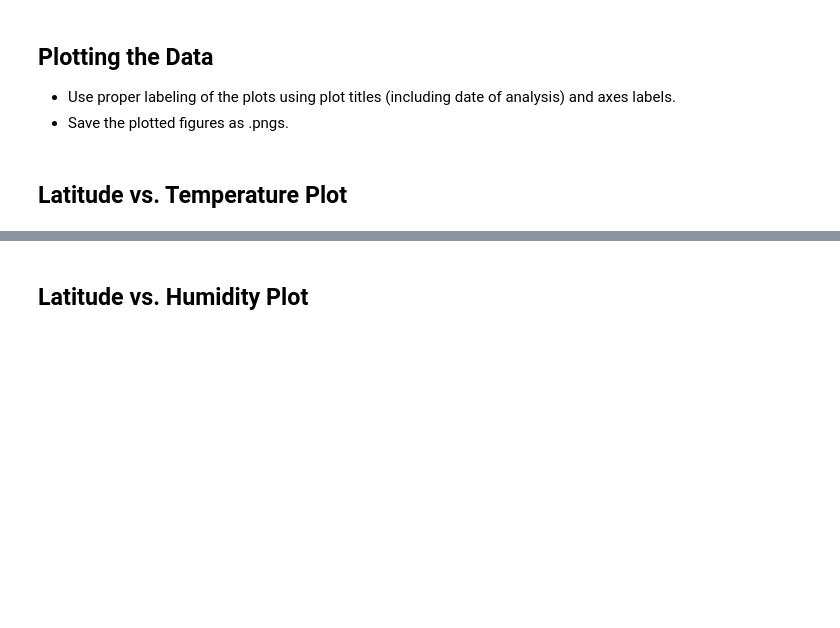
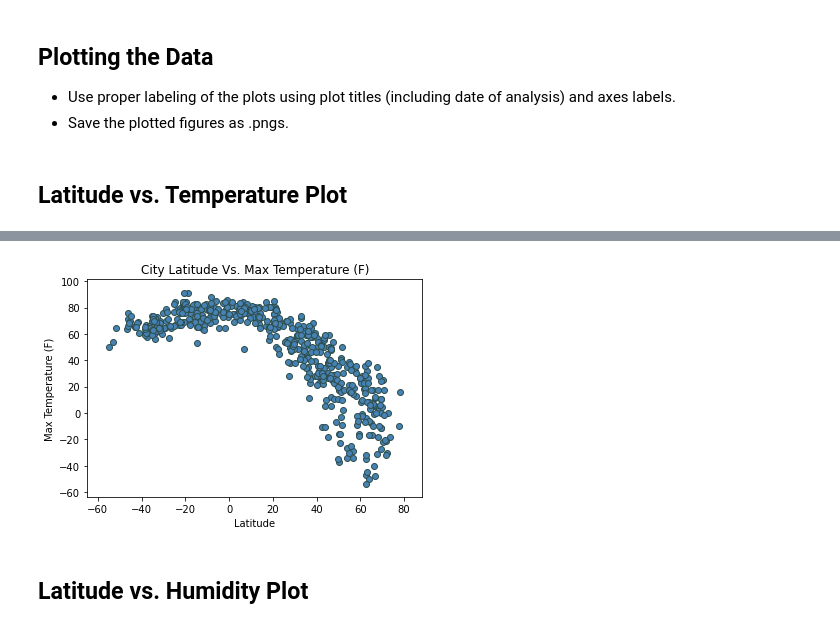
Before and after one commit to LaurenGT/globalweather_analysis, a Jupyter notebook: weatherPy.ipynb, the cells around one changed output, grey strips where cells are left out. Drawn from its saved outputs; the diff is of its cells as text; code cells hidden in the pictures; blank space fills up the shorter version.

Commit message:
scatter plots added in weatherpy

```diff
--- a/weatherPy.ipynb
+++ b/weatherPy.ipynb
@@ -191,2 +188,12 @@ clean_city_data.head(25)
+# %%
+plt.scatter(clean_city_data["Latitude"],clean_city_data["Max Temp. (F)"], marker="o", facecolors="steelblue", edgecolors="darkslategrey")
+plt.title("City Latitude Vs. Max Temperature (F)")
+plt.xlabel("Latitude")
+plt.ylabel("Max Temperature (F)")
+plt.xlim(min(clean_city_data["Latitude"])-10, max(clean_city_data["Latitude"])+10)
+plt.ylim(min(clean_city_data["Max Temp. (F)"])-10, max(clean_city_data["Max Temp. (F)"])+10)
+plt.show()
+# %% [output]
+[figure, added]
 # %% [markdown]
 ## Latitude vs. Humidity Plot
```
Also changed, not shown: parts of 7 cells of this notebook.
